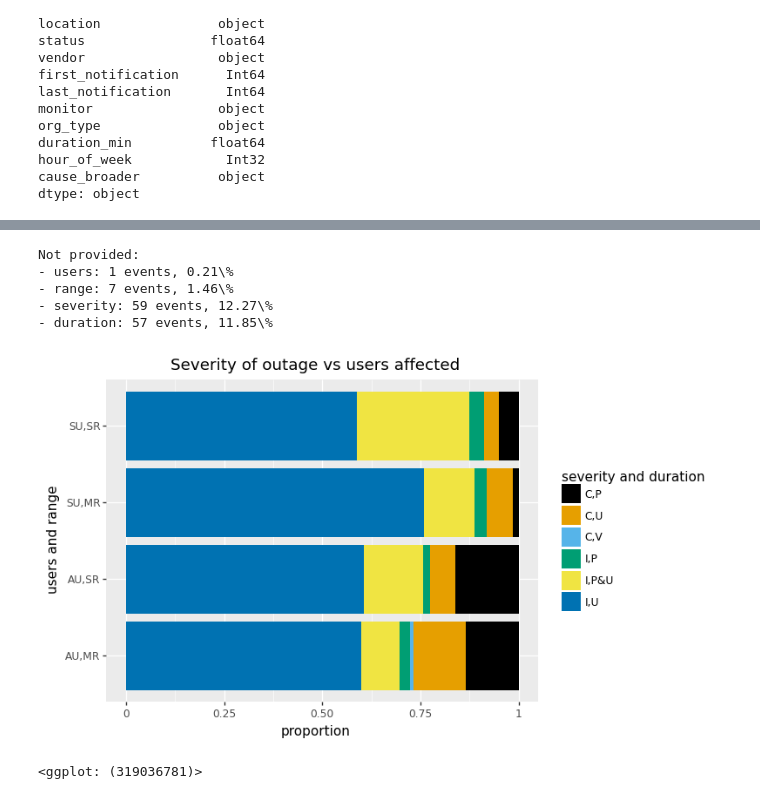
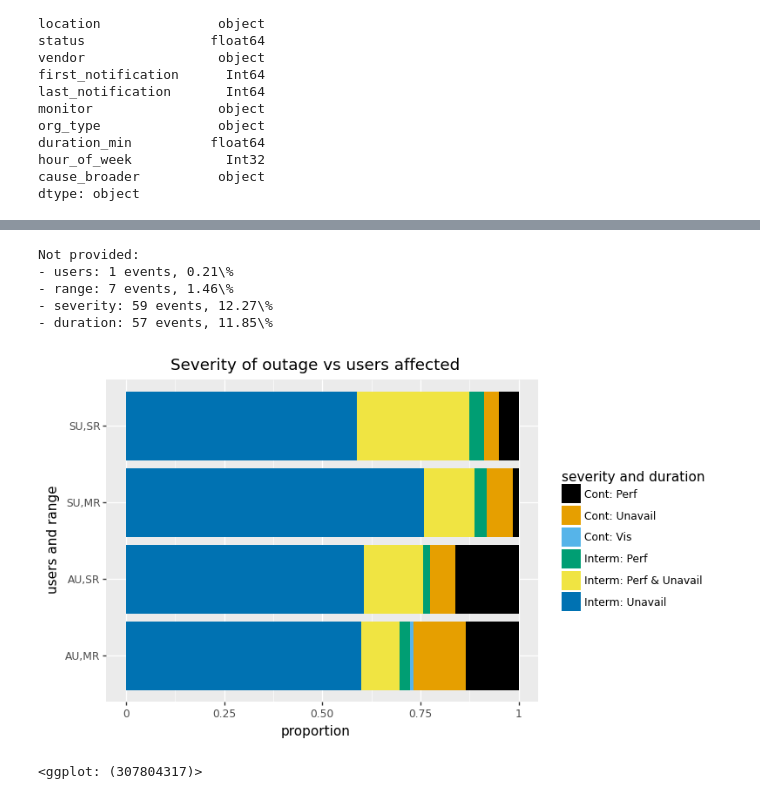
Before and after one commit to thezeroalpha/honours-project, a Jupyter notebook: notebooks/Plotting.ipynb, the cells around one changed output, grey strips where cells are left out. Drawn from its saved outputs; the diff is of its cells as text; code cells hidden in the pictures.

Commit message:
Another plot update

```diff
--- a/notebooks/Plotting.ipynb
+++ b/notebooks/Plotting.ipynb
@@ -258,28 +258,28 @@ Not provided:
 # %%
 filt = df[filter_notprovided(df.users) & filter_notprovided(df.range) & filter_notprovided(df.severity) & filter_notprovided(df.duration)]
 plotdf = (pd.DataFrame({'users and range': filt.users.map(shorten)+','+filt.range.map(shorten),
                        'severity and duration': (filt.duration.map(shorten)
-                                                 +','
-                                                 +filt.severity.map(lambda x: '&'.join(map(shorten, x))))})
+                                                 +': '
+                                                 +filt.severity.map(lambda x: ' & '.join(map(shorten, x))))})
           .groupby(['users and range'])
           ['severity and duration'].value_counts(normalize=True)
           .reset_index(name='proportion'))
 
 export_graph("severity-vs-users-affected", df, ['users', 'range', 'severity', 'duration'],
              (p9.ggplot(plotdf)
               + p9.ggtitle("Severity of outage vs users affected")
               + p9.aes(x='users and range', y='proportion', fill='severity and duration')
               + disc_fillpalette
               + p9.coord_flip()
               + p9.geom_col()))
 # %% [output]
 Not provided:
 - users: 1 events, 0.21\%
 - range: 7 events, 1.46\%
 - severity: 59 events, 12.27\%
 - duration: 57 events, 11.85\%
-[figure, old version]
+[figure, new version]
-<ggplot: (319036781)>
+<ggplot: (307804317)>
 # %%
 filt = df[filter_notprovided(df.cause) & filter_notprovided(df.range) & filter_notprovided(df.users)]
 plotdf = (pd.DataFrame({'cause': filt.cause_broader.map(shorten),
```
Also changed, not shown: parts of 12 cells of this notebook, 3 other files.
